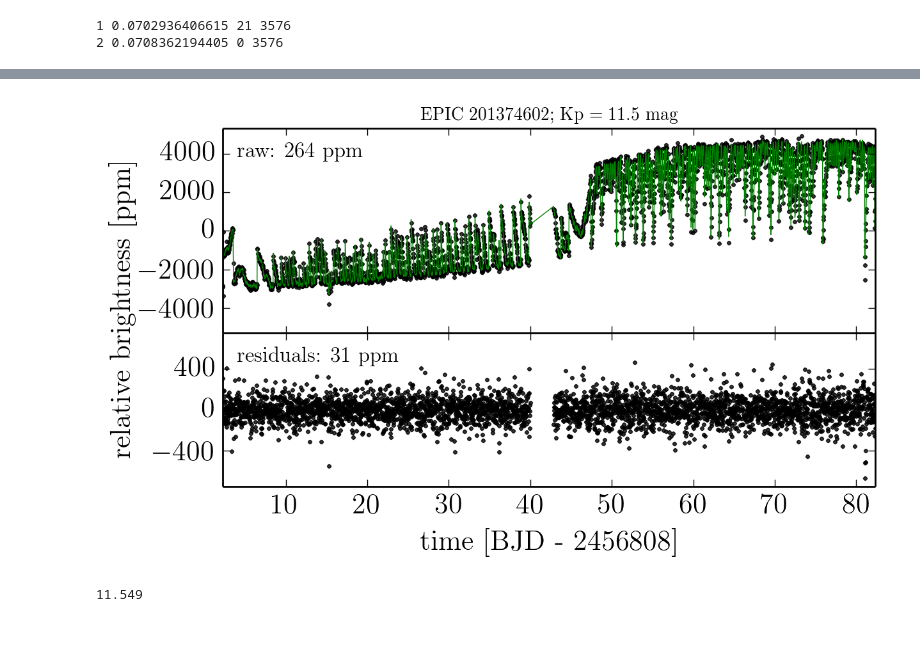
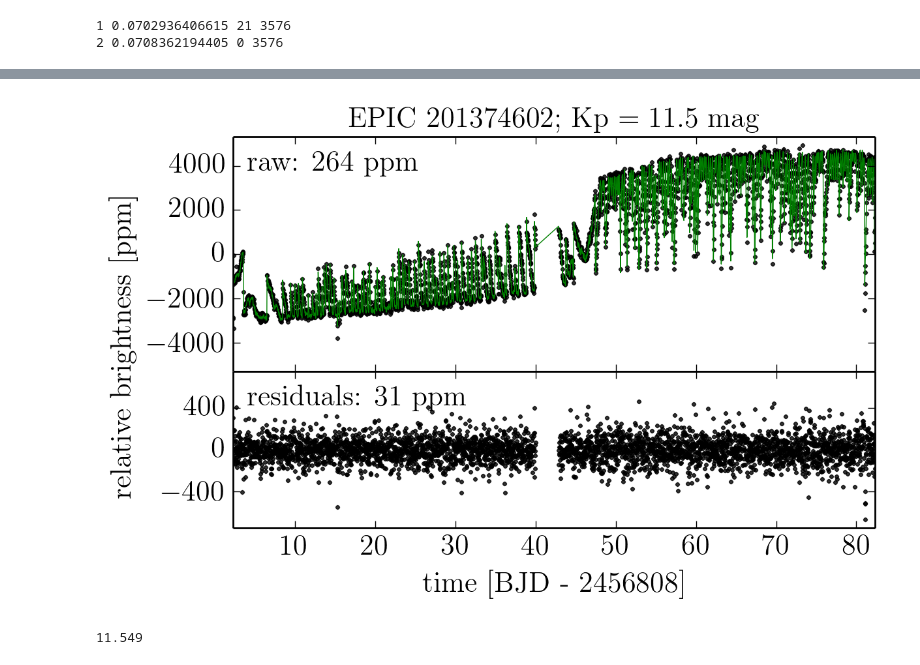
Before and after one commit to dfm/k2-paper, a Jupyter notebook: figures/pca.ipynb, the cells around one changed output, grey strips where cells are left out. Drawn from its saved outputs; the diff is of its cells as text; code cells hidden in the pictures; blank space fills up the shorter version.

```diff
--- a/figures/pca.ipynb
+++ b/figures/pca.ipynb
@@ -66,43 +66,43 @@ pl.savefig("pca.pdf")
 mu = lc.predict()
 # %%
 fig = pl.figure(figsize=(6, 4))
-ax1 = pl.axes([0.15, 0.15+0.3, 0.85, 0.4])
-ax2 = pl.axes([0.15, 0.15, 0.85, 0.3])
+ax1 = pl.axes([0.16, 0.15+0.3, 0.82, 0.45])
+ax2 = pl.axes([0.16, 0.15, 0.82, 0.3])
 
 t = lc.time
 y = lc.flux * 1e-3
 ax1.plot(t, y*1e6, ".k", alpha=0.8, ms=4)
 ax1.plot(t, mu * 1e3, "g", lw=0.5)
 c = compute_cdpp(t, y+1, 6.0)
 ax1.annotate("raw: {0:.0f} ppm".format(c),
              xy=(0, 1), xycoords="axes fraction",
              xytext=(8, -8), textcoords="offset points",
-             ha="left", va="top", fontsize=12)
+             ha="left", va="top", fontsize=16)
 
 y = (lc.flux - mu) * 1e-3
 ax2.plot(t, y*1e6, ".k", alpha=0.8, ms=4)
 c = compute_cdpp(t, y+1, 6.0)
 ax2.annotate("residuals: {0:.0f} ppm".format(c),
              xy=(0, 1), xycoords="axes fraction",
              xytext=(8, -8), textcoords="offset points",
-             ha="left", va="top", fontsize=12)
+             ha="left", va="top", fontsize=16)
 
 ax1.set_xlim(min(t), max(t))
 ax1.set_ylim(-0.0053*1e6, 0.0053*1e6)
 
 ax2.set_xlim(min(t), max(t))
 ax2.set_ylim(-0.00075*1e6, 0.00075*1e6)
 ax2.yaxis.set_major_locator(MaxNLocator(5))
 
 ax1.set_title("EPIC {0}; Kp $ = {1:.1f}$ mag".format(epicid, star.kp),
-              fontsize=10)
+              fontsize=16)
 ax1.set_xticklabels([])
 
 ax2.set_xlabel("time [BJD - {0}]".format(base_time))
 fig.text(0.02, 0.5, "relative brightness [ppm]", ha="center", va="center", rotation="vertical")
 fig.savefig("corr.pdf")
 # %% [output]
-[figure, old version]
+[figure, new version]
 # %%
 star.kp
 # %% [output]
```
Also changed, not shown: parts of 1 cell of this notebook, 1 other file.
